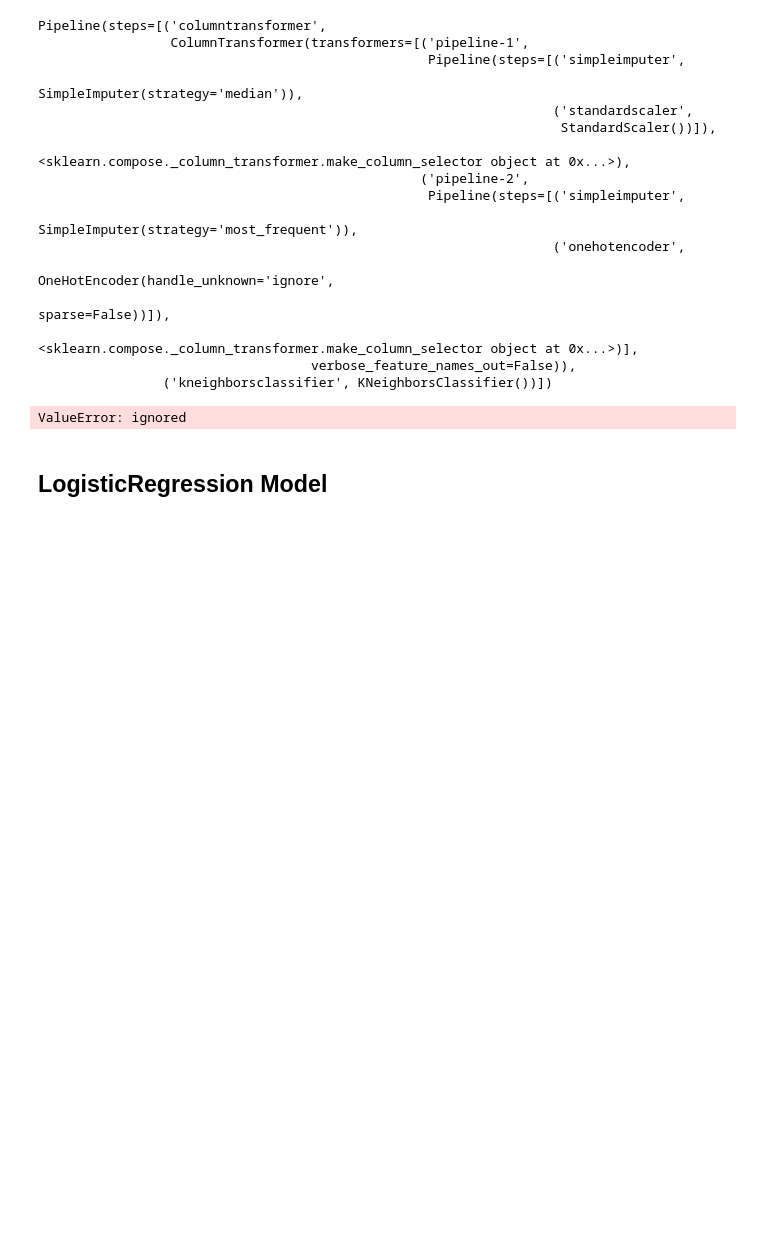
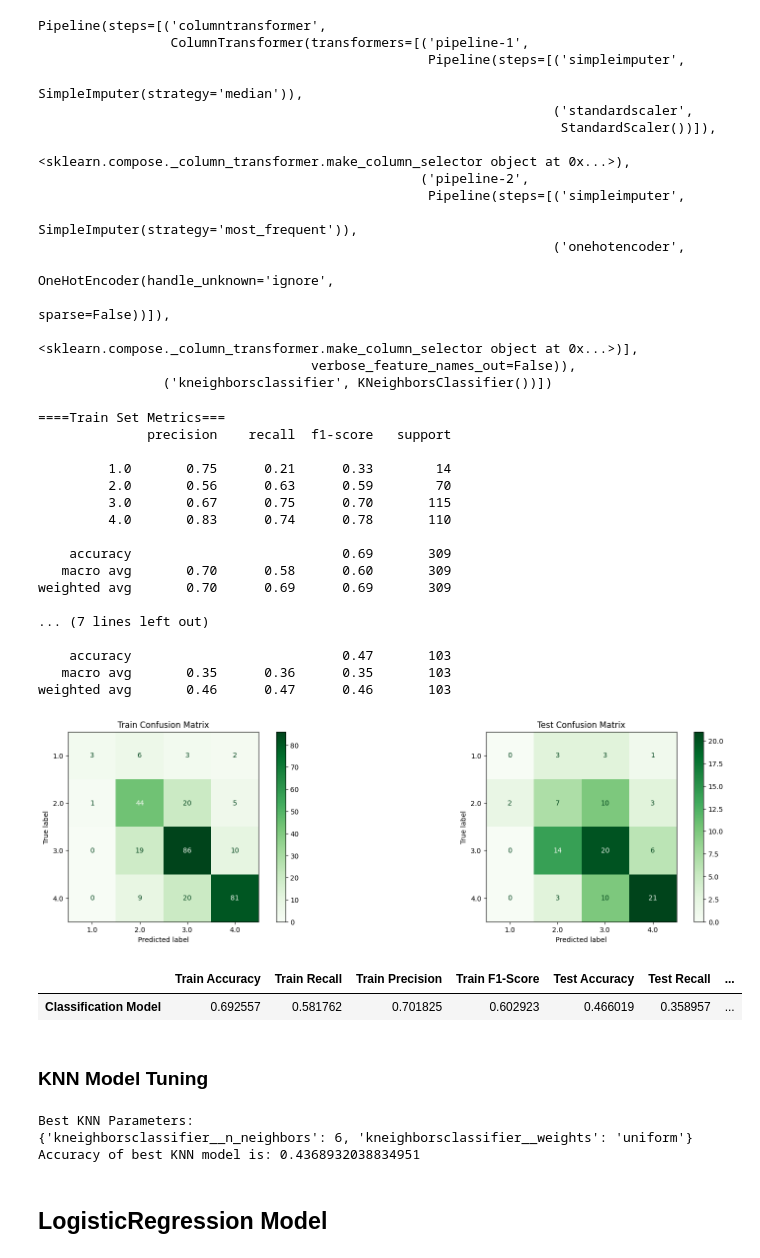
Before and after one commit to JmB17/Perosnal-Project, a Jupyter notebook: Classification_Prediction_on_Cirrhosis_Classification.ipynb, the cells around one changed output. Drawn from its saved outputs; the diff is of its cells as text; code cells hidden in the pictures; blank space fills up the shorter version.

```diff
--- a/Classification_Prediction_on_Cirrhosis_Classification.ipynb
+++ b/Classification_Prediction_on_Cirrhosis_Classification.ipynb
@@ -816,0 +918,13 @@ ValueError: ignored
+# %%
+# Dictionary for hyperparametters
+dec_tree_params = {'decisiontreeclassifier__max_depth': range(2,20),
+                  'decisiontreeclassifier__min_samples_leaf': range(2,20),
+                  'decisiontreeclassifier__min_samples_split': range(2,10)}
+# %%
+dec_tree_pipe_gs = GridSearchCV(dec_tree_pipe, dec_tree_params)
+
+dec_tree_pipe_gs.fit(X_train, y_train)
+print('Best Dec Tree Parameters:')
+print(dec_tree_pipe_gs.best_params_)
+dec_tree_best_pipe = dec_tree_pipe_gs.best_estimator_
+print(f'Accuracy of best Dec Tree model is: {dec_tree_best_pipe.score(X_test, y_test)}')
@@ -845,6 +963,27 @@ Pipeline(steps=[('columntransformer',
 knn_train_preds = knn_pipe.predict(X_train)
 knn_test_preds = knn_pipe.predict(X_test)
 # %%
-evaluate_classification(knn, knn_train_preds, y_train, knn_test_preds, y_test)
+evaluate_classification(knn_pipe, X_train, y_train, X_test, y_test)
 # %% [output]
-ValueError: ignored
+====Train Set Metrics===
+              precision    recall  f1-score   support
+
+         1.0       0.75      0.21      0.33        14
+         2.0       0.56      0.63      0.59        70
+         3.0       0.67      0.75      0.70       115
+         4.0       0.83      0.74      0.78       110
+
+    accuracy                           0.69       309
+   macro avg       0.70      0.58      0.60       309
+weighted avg       0.70      0.69      0.69       309
+
+... (7 lines left out)
+
+    accuracy                           0.47       103
+   macro avg       0.35      0.36      0.35       103
+weighted avg       0.46      0.47      0.46       103
+[figure, added]
+|  | Train Accuracy | Train Recall | Train Precision | Train F1-Score | Test Accuracy | Test Recall | ... |
+| Classification Model | 0.692557 | 0.581762 | 0.701825 | 0.602923 | 0.466019 | 0.358957 | ... |
+# %% [markdown]
+### KNN Model Tuning
@@ -851,3 +996,15 @@ ValueError: ignored
+# %%
+knn_pipe_gs = GridSearchCV(knn_pipe, knn_params)
+
+knn_pipe_gs.fit(X_train, y_train)
+print('Best KNN Parameters:')
+print(knn_pipe_gs.best_params_)
+knn_best_pipe = knn_pipe_gs.best_estimator_
+print(f'Accuracy of best KNN model is: {knn_best_pipe.score(X_test, y_test)}')
+# %% [output]
+Best KNN Parameters:
+{'kneighborsclassifier__n_neighbors': 6, 'kneighborsclassifier__weights': 'uniform'}
+Accuracy of best KNN model is: 0.4368932038834951
 # %% [markdown]
 ## LogisticRegression Model
 # %%
```
Also changed, not shown: parts of 28 cells of this notebook.
